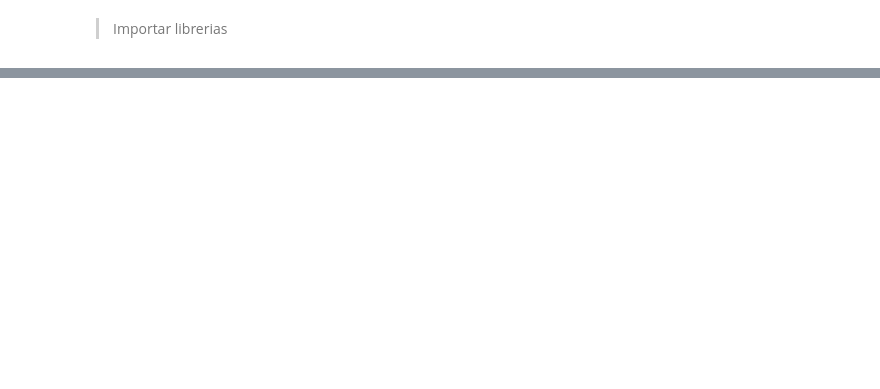
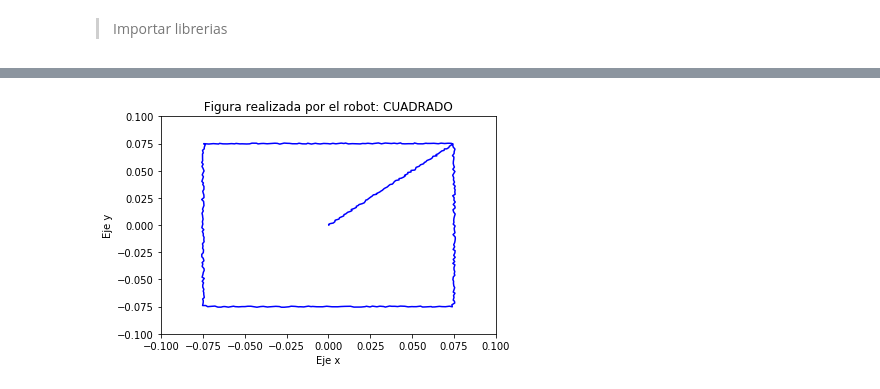
Before and after one commit to kabirivan/CDRR-Movement, a Jupyter notebook: TrabajoFinal_XavierAguas.ipynb, the cells around one changed output, grey strips where cells are left out. Drawn from its saved outputs; the diff is of its cells as text; code cells hidden in the pictures; blank space fills up the shorter version.

```diff
--- a/TrabajoFinal_XavierAguas.ipynb
+++ b/TrabajoFinal_XavierAguas.ipynb
@@ -39,0 +126,15 @@ square_figure = pd.read_csv("cddr_square.csv")
+# %%
+# Figura 2: Mostrar la figura en el plano x y del robot
+
+xrobot1 = square_figure['Xrobots'];
+yrobot1 = square_figure['Yrobots'];
+
+plt.plot(xrobot1, yrobot1, color='blue', linestyle='-')
+plt.title(' Figura realizada por el robot: CUADRADO ')
+plt.xlabel("Eje x")
+plt.ylabel("Eje y")
+plt.xlim(-0.1, 0.1)
+plt.ylim(-0.1, 0.1)
+plt.show()
+# %% [output]
+[figure, added]
```
Also changed, not shown: parts of 9 cells of this notebook, 1 other file.
